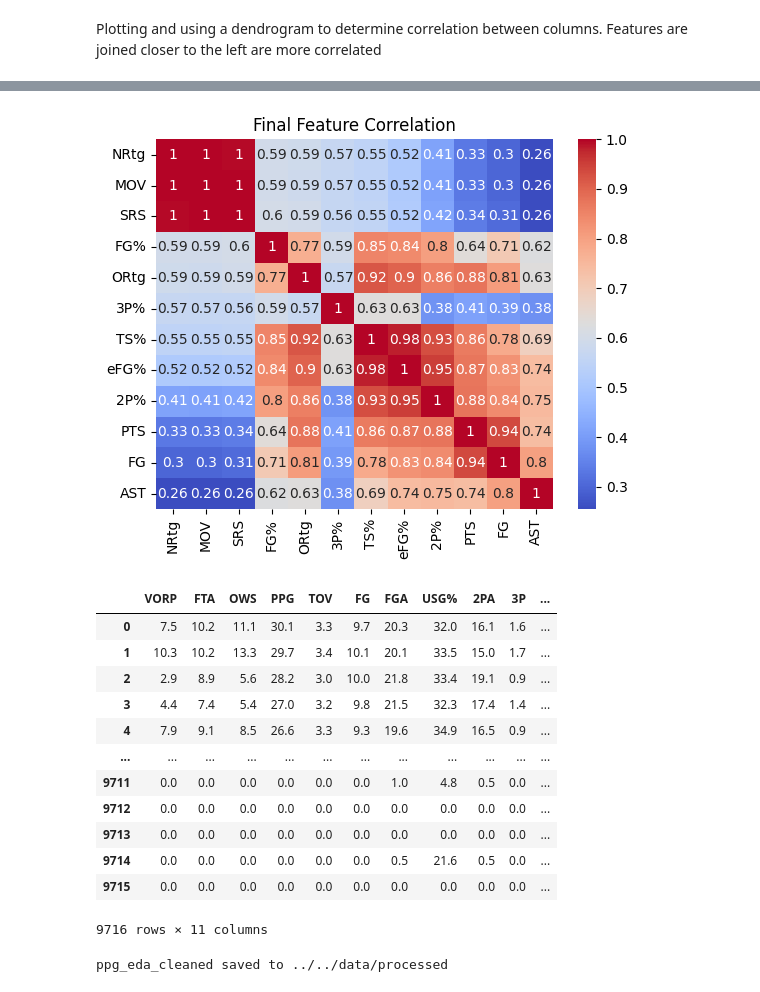
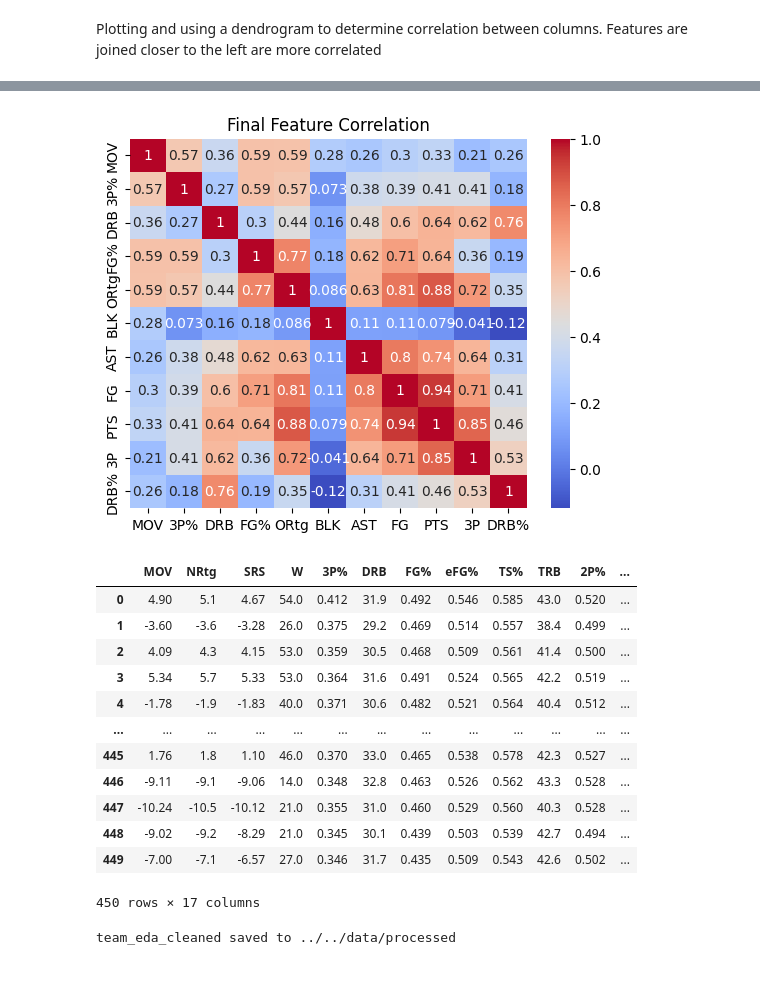
Before and after one commit to AutomationKay/General-Projects, a Jupyter notebook: nba_awards_predictions/src/preprocessing/06_eda_team.ipynb, the cells around one changed output, grey strips where cells are left out. Drawn from its saved outputs; the diff is of its cells as text; code cells hidden in the pictures.

Commit message:
Began model building and testing process

```diff
--- a/nba_awards_predictions/src/preprocessing/06_eda_team.ipynb
+++ b/nba_awards_predictions/src/preprocessing/06_eda_team.ipynb
@@ -32,6 +69,6 @@ teams_df.head(5)
 numeric_cols = teams_df.select_dtypes(include=["number"]).columns
 team_corr_matrix = teams_df[numeric_cols].corr()
 # %%
-team_corr = team_corr_matrix["W"].drop("W").sort_values(ascending=False)
+team_corr = team_corr_matrix["has_Best_Record"].drop("has_Best_Record").sort_values(ascending=False)
 print(team_corr)
 # %% [output]
@@ -67,7 +104,7 @@ Based on the results here, we're going to take everything with a correlation coe
 # %%
-important_stats = team_corr[team_corr > 0.20].index
+important_stats = team_corr[team_corr > 0.10].index
 # %%
-team_eda = teams_df[list(important_stats) + ["W"]]
+team_eda = teams_df[list(important_stats) + ["has_Best_Record"]]
 # %%
 print(team_eda.head())
 print(f"{team_eda.shape[1]-1} stats selected with correlation > 0.20")
@@ -144,5 +181,5 @@ Based on domain knowledge, we're not going to drop the suggestion columns from t
 # %%
-columns_to_drop = ["TRB", "DRB", "DRB%", "BLK", "FT/FGA", "FT"]
+columns_to_drop = ["TRB", "W", "SRS", "NRtg", "eFG%", "TS%", "2P%"]
 reduced_df = team_eda.drop(columns=columns_to_drop)
 # %%
 reduced_df.head(5)
@@ -175,30 +214,30 @@ for col in reduced_df.columns:
 # %%
 # One last check for redundancy
-sns.heatmap(reduced_df.drop(columns="W").corr(), annot=True, cmap="coolwarm")
+sns.heatmap(reduced_df.drop(columns="has_Best_Record").corr(), annot=True, cmap="coolwarm")
 plt.title("Final Feature Correlation")
 plt.show()
 # %% [output]
-[figure, old version]
+[figure, new version]
 # %%
 # Dropping 2P since it is so closely correlated with FTA
-last_drop = ["2P", "FT", "WS"]
-ppg_eda.drop(columns=last_drop)
+last_drop = ["FG", "ORtg"]
+team_eda.drop(columns=last_drop)
 # %% [output]
-|  | VORP | FTA | OWS | PPG | TOV | FG | FGA | USG% | 2PA | 3P | ... |
-| 0 | 7.5 | 10.2 | 11.1 | 30.1 | 3.3 | 9.7 | 20.3 | 32.0 | 16.1 | 1.6 | ... |
-| 1 | 10.3 | 10.2 | 13.3 | 29.7 | 3.4 | 10.1 | 20.1 | 33.5 | 15.0 | 1.7 | ... |
-| 2 | 2.9 | 8.9 | 5.6 | 28.2 | 3.0 | 10.0 | 21.8 | 33.4 | 19.1 | 0.9 | ... |
-| 3 | 4.4 | 7.4 | 5.4 | 27.0 | 3.2 | 9.8 | 21.5 | 32.3 | 17.4 | 1.4 | ... |
-| 4 | 7.9 | 9.1 | 8.5 | 26.6 | 3.3 | 9.3 | 19.6 | 34.9 | 16.5 | 0.9 | ... |
-| ... | ... | ... | ... | ... | ... | ... | ... | ... | ... | ... | ... |
-| 9711 | 0.0 | 0.0 | 0.0 | 0.0 | 0.0 | 0.0 | 1.0 | 4.8 | 0.5 | 0.0 | ... |
-| 9712 | 0.0 | 0.0 | 0.0 | 0.0 | 0.0 | 0.0 | 0.0 | 0.0 | 0.0 | 0.0 | ... |
-| 9713 | 0.0 | 0.0 | 0.0 | 0.0 | 0.0 | 0.0 | 0.0 | 0.0 | 0.0 | 0.0 | ... |
-| 9714 | 0.0 | 0.0 | 0.0 | 0.0 | 0.0 | 0.0 | 0.5 | 21.6 | 0.5 | 0.0 | ... |
-| 9715 | 0.0 | 0.0 | 0.0 | 0.0 | 0.0 | 0.0 | 0.0 | 0.0 | 0.0 | 0.0 | ... |
+|  | MOV | NRtg | SRS | W | 3P% | DRB | FG% | eFG% | TS% | TRB | 2P% | ... |
+| 0 | 4.90 | 5.1 | 4.67 | 54.0 | 0.412 | 31.9 | 0.492 | 0.546 | 0.585 | 43.0 | 0.520 | ... |
+| 1 | -3.60 | -3.6 | -3.28 | 26.0 | 0.375 | 29.2 | 0.469 | 0.514 | 0.557 | 38.4 | 0.499 | ... |
+| 2 | 4.09 | 4.3 | 4.15 | 53.0 | 0.359 | 30.5 | 0.468 | 0.509 | 0.561 | 41.4 | 0.500 | ... |
+| 3 | 5.34 | 5.7 | 5.33 | 53.0 | 0.364 | 31.6 | 0.491 | 0.524 | 0.565 | 42.2 | 0.519 | ... |
+| 4 | -1.78 | -1.9 | -1.83 | 40.0 | 0.371 | 30.6 | 0.482 | 0.521 | 0.564 | 40.4 | 0.512 | ... |
+| ... | ... | ... | ... | ... | ... | ... | ... | ... | ... | ... | ... | ... |
+| 445 | 1.76 | 1.8 | 1.10 | 46.0 | 0.370 | 33.0 | 0.465 | 0.538 | 0.578 | 42.3 | 0.527 | ... |
+| 446 | -9.11 | -9.1 | -9.06 | 14.0 | 0.348 | 32.8 | 0.463 | 0.526 | 0.562 | 43.3 | 0.528 | ... |
+| 447 | -10.24 | -10.5 | -10.12 | 21.0 | 0.355 | 31.0 | 0.460 | 0.529 | 0.560 | 40.3 | 0.528 | ... |
+| 448 | -9.02 | -9.2 | -8.29 | 21.0 | 0.345 | 30.1 | 0.439 | 0.503 | 0.539 | 42.7 | 0.494 | ... |
+| 449 | -7.00 | -7.1 | -6.57 | 27.0 | 0.346 | 31.7 | 0.435 | 0.509 | 0.543 | 42.6 | 0.502 | ... |
-9716 rows × 11 columns
+450 rows × 17 columns
 # %%
-reduced_df.to_csv(f"{PROCESSED_PATH}/ppg_eda_cleaned.csv")
-print(f"ppg_eda_cleaned saved to {PROCESSED_PATH}")
+reduced_df.to_csv(f"{PROCESSED_PATH}/team_eda_cleaned.csv")
+print(f"team_eda_cleaned saved to {PROCESSED_PATH}")
 # %% [output]
-ppg_eda_cleaned saved to ../../data/processed
+team_eda_cleaned saved to ../../data/processed
```
Also changed, not shown: parts of 20 cells of this notebook, 4 other files.
